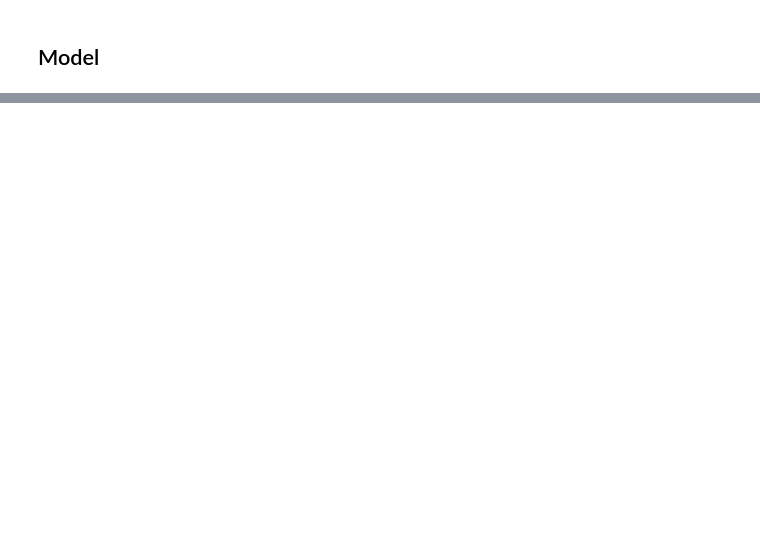
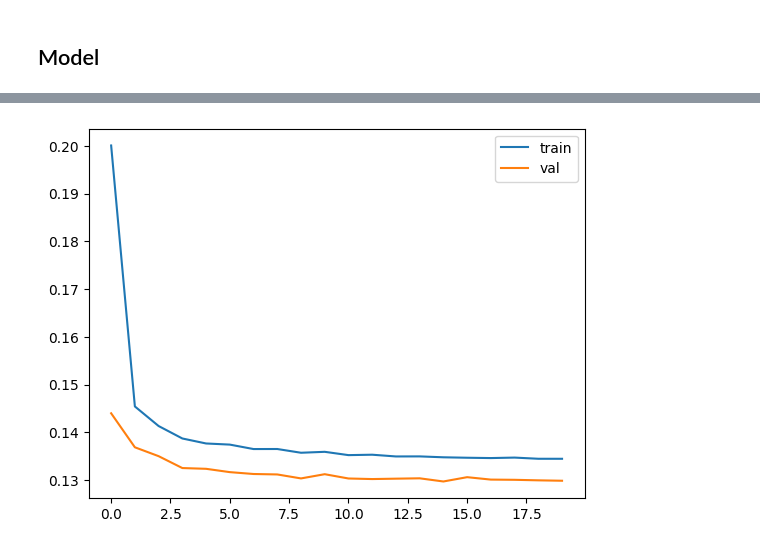
Before and after one commit to elizacc/Structured-Autoencoders-for-Rating-aware-Recommendations, a Jupyter notebook: Autoencoder_recom.ipynb, the cells around one changed output, grey strips where cells are left out. Drawn from its saved outputs; the diff is of its cells as text; code cells hidden in the pictures; blank space fills up the shorter version.

```diff
--- a/Autoencoder_recom.ipynb
+++ b/Autoencoder_recom.ipynb
@@ -203,0 +106,11 @@ device = torch.device('cuda:0' if torch.cuda.is_available() else 'cpu')
+# %%
+def triu_init(m):
+    if isinstance(m, nn.Linear):
+        with torch.no_grad():
+            s, V = torch.linalg.eig(m.weight)
+            m.weight.copy_(V @ torch.diag(torch.sqrt(s)) @ torch.linalg.inv(V))
+
+# def get_zero_grad_hook(mask):
+#     def hook(grad):
+#         return grad * mask
+#     return hook
@@ -203,0 +160,8 @@ device = torch.device('cuda:0' if torch.cuda.is_available() else 'cpu')
+# %%
+fix_torch_seed(42)
+set_random_seed(42)
+
+ae = AE(data_description['n_items'], data_description['n_ratings'], 256, 3).to(device)
+criterion = nn.BCEWithLogitsLoss().to(device)
+optimizer = optim.Adam(ae.parameters())
+scheduler = optim.lr_scheduler.ExponentialLR(optimizer, gamma=0.9)
@@ -203,0 +186,71 @@ device = torch.device('cuda:0' if torch.cuda.is_available() else 'cpu')
+# %%
+# Training the AE
+history = []
+val_history = []
+
+prev_train_loss = 1
+prev_test_loss = 1
+train_loss = 0.1 * len(train_dataloader)
+test_loss = 0.1 * testset_valid.userid.nunique()
+epoch = 1
+best_valid_loss = float('inf')
+
+while prev_test_loss - test_loss / testset_valid.userid.nunique() > 1e-4 or test_loss / testset_valid.userid.nunique() > 0.13:
+    if epoch > 1:
+        prev_train_loss = train_loss / len(train_dataloader)
+        prev_test_loss = test_loss / testset_valid.userid.nunique()
+    train_loss = 0
+    for batch in train_dataloader:
+        optimizer.zero_grad()
+
+        user_tensor, user_matrix = batch
+
+        input_tensor = user_tensor.to_dense().to(device)
+        target = user_matrix.to_dense().to(device)
+
+        output = ae(input_tensor)
+        target.require_grad = False # we don't use it in training
+
+        loss = criterion(output, target)
+        loss.backward()
+        optimizer.step()
+        train_loss += loss.data.item()
+
+    scheduler.step()
+    history.append(train_loss / len(train_dataloader))
+
+    test_loss = 0
+    with torch.no_grad():
+        for user in testset_valid.userid.unique():
+            itemidx = testset_valid.loc[testset_valid.userid == user, data_description['items']].values
+            feedbackidx = testset_valid.loc[testset_valid.userid == user, data_description['feedback']].values
+            values = np.ones(len(itemidx), dtype=np.float32)
+
+            user_tensor_test = torch.sparse_coo_tensor(np.array([itemidx, feedbackidx-1]), torch.tensor(values),
+                                      size=torch.Size((data_description["n_items"], data_description['n_ratings']))).to_dense().to(device).unsqueeze(0)
+            target = torch.sparse_coo_tensor(np.array([itemidx]), torch.tensor(values),
+                                      size=torch.Size((data_description["n_items"], ))).to_dense().to(device).unsqueeze(0)
+
+            output = ae(user_tensor_test)
+            target.require_grad = False
+
+            loss = criterion(output, target)
+            test_loss += loss.data.item()
+
+    valid_loss = test_loss / testset_valid.userid.nunique()
+    val_history.append(valid_loss)
+#         print('test loss: '+str(test_loss / testset.userid.nunique()))
+
+    if valid_loss < best_valid_loss:
+            best_valid_loss = valid_loss
+            torch.save(ae.state_dict(), 'best-model.pt')
+
+    clear_output()
+    print('Epoch', epoch)
+    plt.plot(history, label='train')
+    plt.plot(val_history, label='val')
+    plt.legend()
+    plt.show()
+    epoch += 1
+#     print('epoch: '+str(epoch)+' loss: '+str(train_loss / len(train_dataloader)))
+# %% [output]
@@ -203,0 +258 @@ device = torch.device('cuda:0' if torch.cuda.is_available() else 'cpu')
+[figure, added]
```
Also changed, not shown: parts of 47 cells of this notebook, 9 other files.
